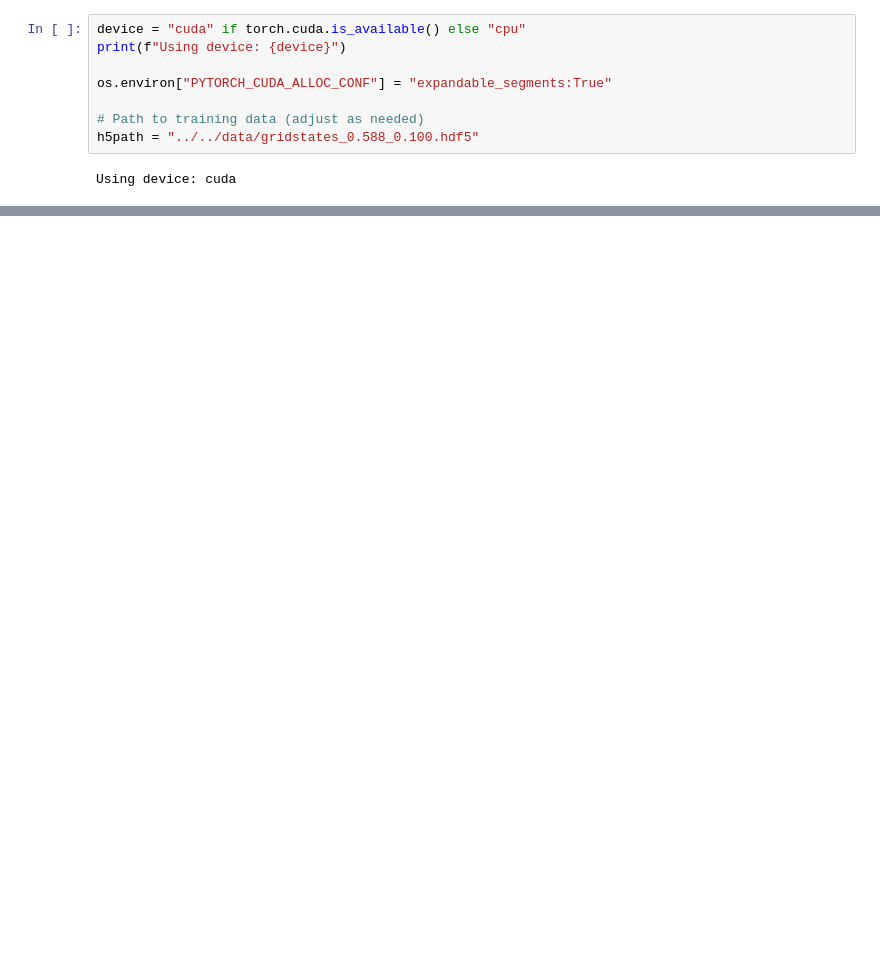
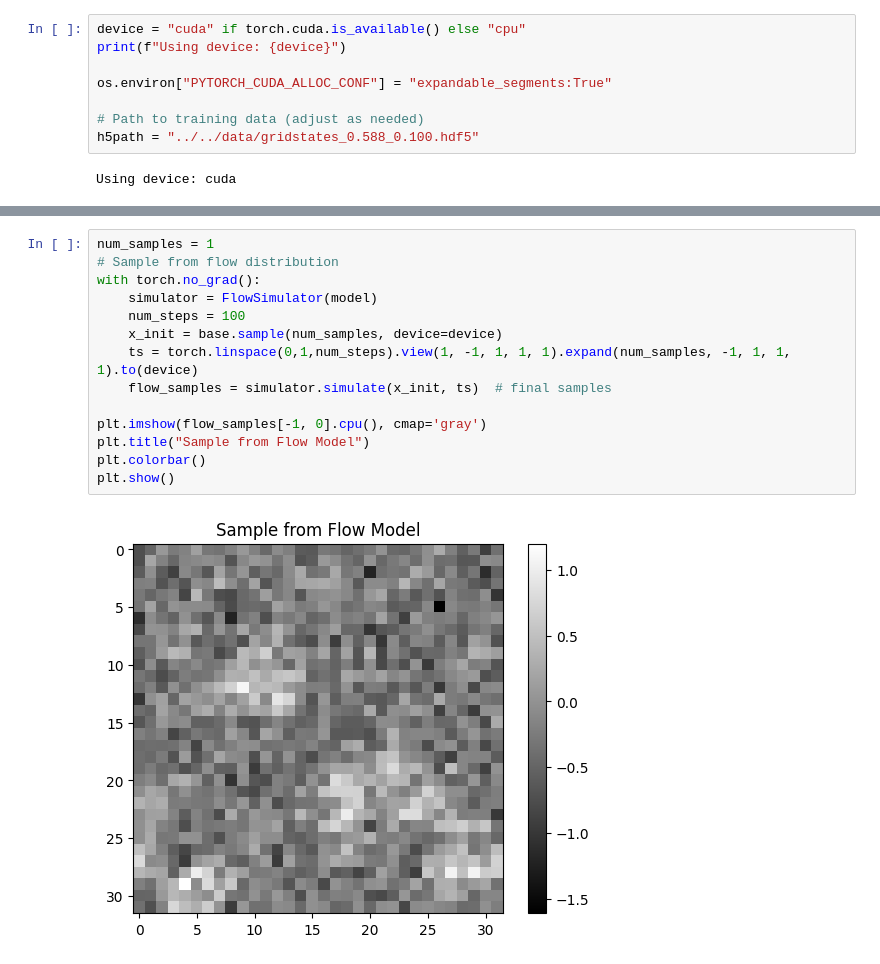
Before and after one commit to HubertJN/ising-generator, a Jupyter notebook: main.ipynb, the cells around one changed output, grey strips where cells are left out. Cells and saved outputs as stored; diff of their text form; blank space fills up the shorter version.

```diff
--- a/main.ipynb
+++ b/main.ipynb
@@ -56,3 +57,19 @@ plt.show()
+# %%
+num_samples = 1
+# Sample from flow distribution
+with torch.no_grad():
+    simulator = FlowSimulator(model)
+    num_steps = 100
+    x_init = base.sample(num_samples, device=device)
+    ts = torch.linspace(0,1,num_steps).view(1, -1, 1, 1, 1).expand(num_samples, -1, 1, 1, 1).to(device)
+    flow_samples = simulator.simulate(x_init, ts)  # final samples
+
+plt.imshow(flow_samples[-1, 0].cpu(), cmap='gray')
+plt.title("Sample from Flow Model")
+plt.colorbar()
+plt.show()
+# %% [output]
+[figure, added]
 # %%
 import numpy as np
 
```
Also changed, not shown: parts of 5 cells of this notebook, 5 other files.
